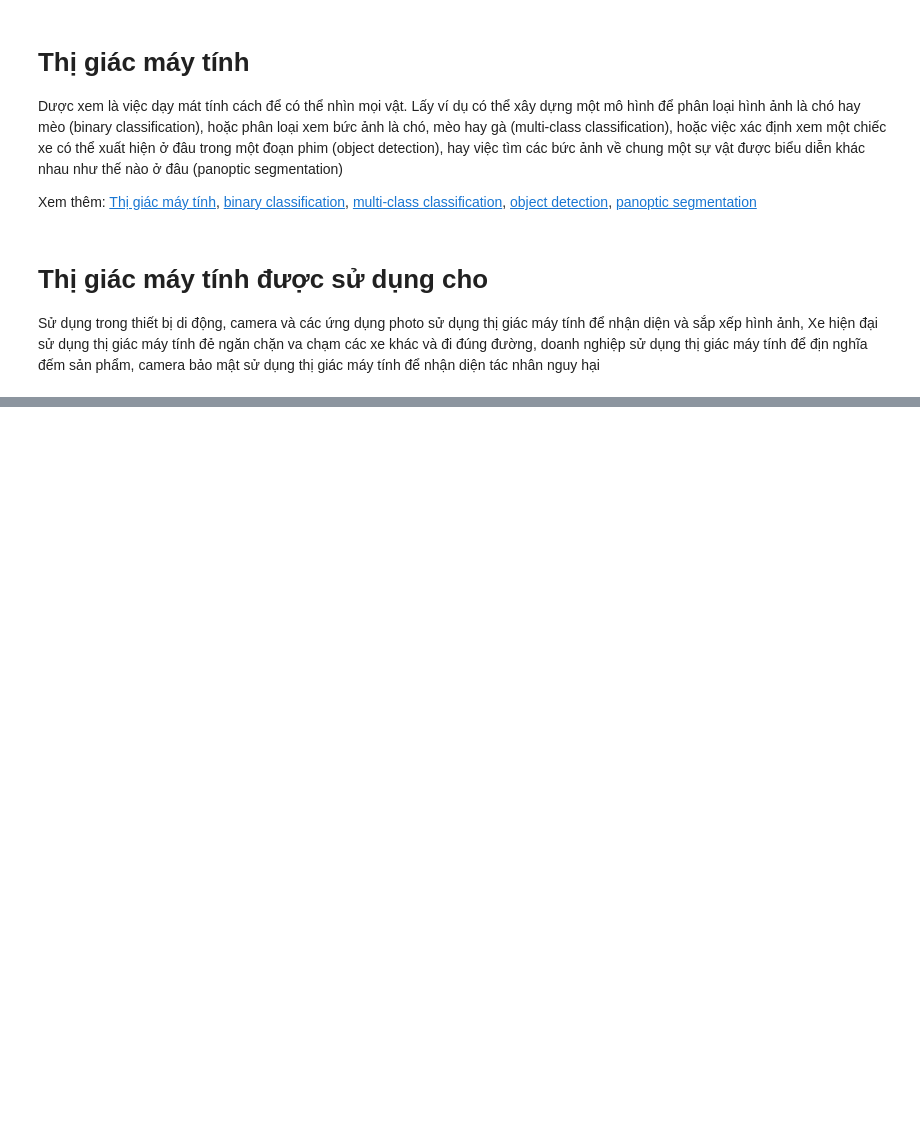
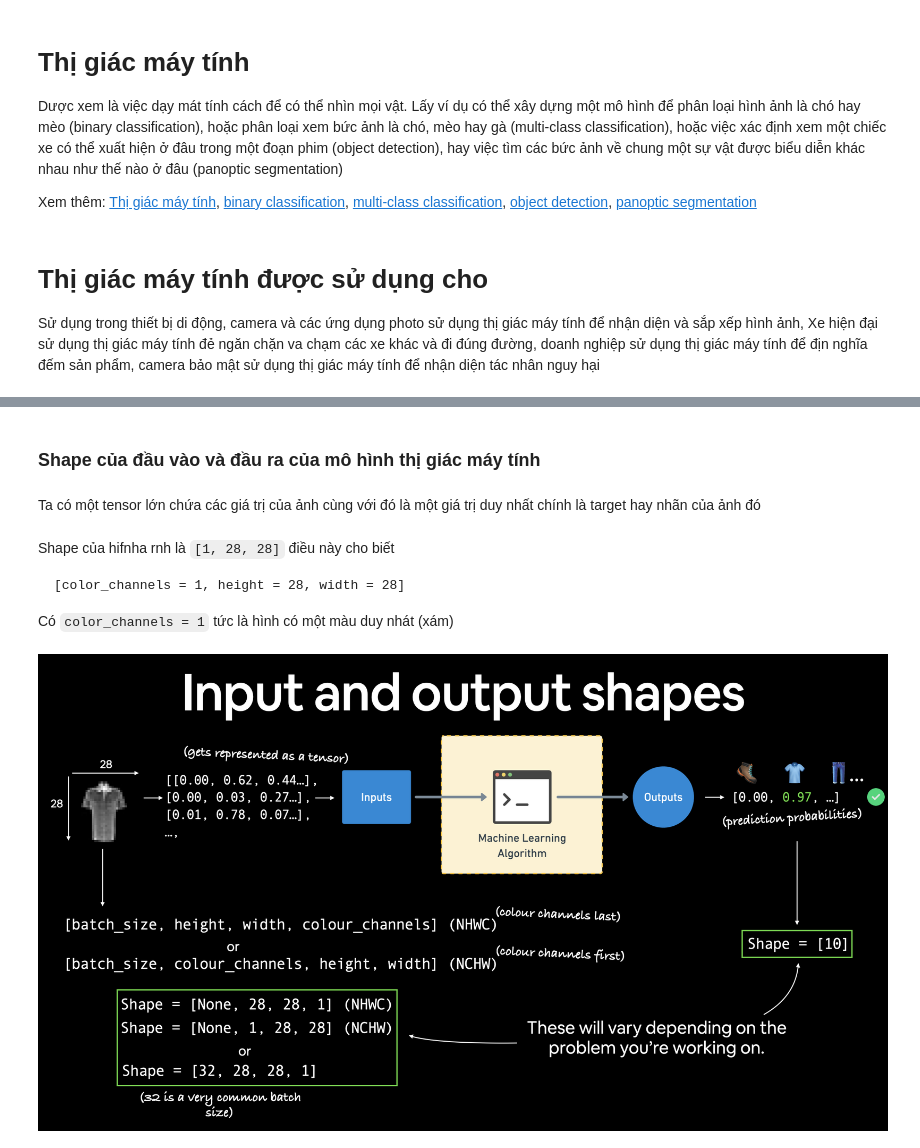
Before and after one commit to TienNguyen0712/ai-engineer-journey, a Jupyter notebook: chapter3_pytorch_computer_vision/chapter3_pytorch_computer_vision.ipynb, the cells around one changed output, grey strips where cells are left out. Drawn from its saved outputs; the diff is of its cells as text; code cells hidden in the pictures; blank space fills up the shorter version.

````diff
--- a/chapter3_pytorch_computer_vision/chapter3_pytorch_computer_vision.ipynb
+++ b/chapter3_pytorch_computer_vision/chapter3_pytorch_computer_vision.ipynb
@@ -14,0 +78,4 @@ Sử dụng trong thiết bị di động, camera và các ứng dụng photo s
+# %% [markdown]
+### **Shape của đầu vào và đầu ra của mô hình thị giác máy tính**
+# %% [markdown]
+Ta có một tensor lớn chứa các giá trị của ảnh cùng với đó là một giá trị duy nhất chính là target hay nhãn của ảnh đó
@@ -14,0 +85,16 @@ Sử dụng trong thiết bị di động, camera và các ứng dụng photo s
+# %% [markdown]
+Shape của hifnha rnh là `[1, 28, 28]` điều này cho biết
+
+```
+[color_channels = 1, height = 28, width = 28]
+```
+
+Có `color_channels = 1` tức là hình có một màu duy nhát (xám)
+# %%
+from PIL import Image
+
+duong_dan = '03-computer-vision-input-and-output-shapes.png'
+img = Image.open(duong_dan)
+img
+# %% [output]
+[figure, added]
````
Also changed, not shown: parts of 18 cells of this notebook.
